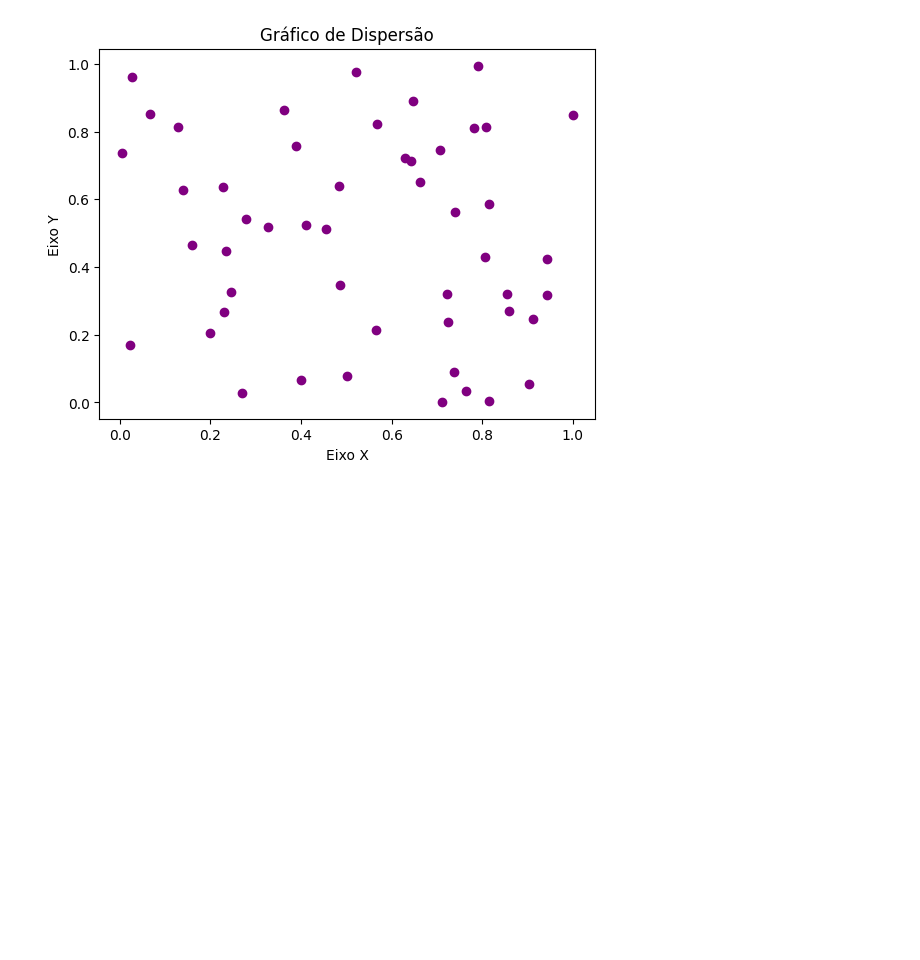
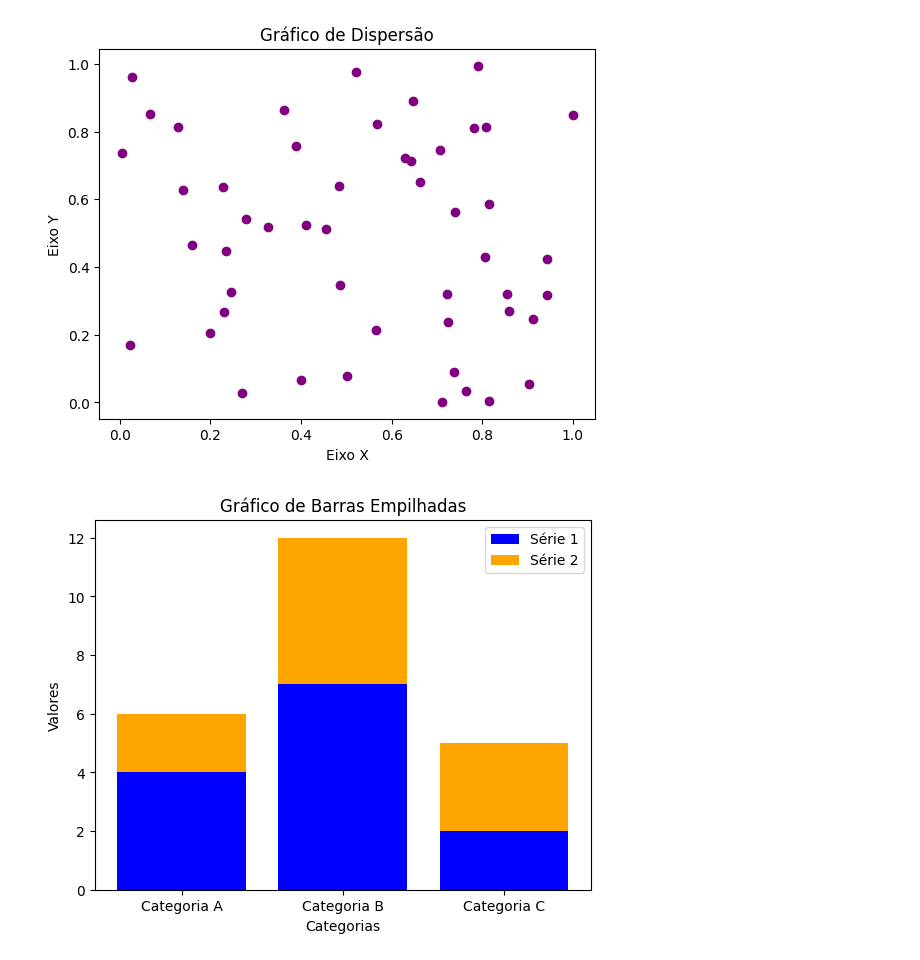
Before and after one commit to kono100/Graficos_em_Python, a Jupyter notebook: grafico.ipynb, the cells around one changed output. Saved outputs shown, nothing was run; the diff lists cells and outputs as text; code cells hidden in the pictures; blank space fills up the shorter version.

```diff
--- a/grafico.ipynb
+++ b/grafico.ipynb
@@ -129,3 +129,32 @@ plt.title('Gráfico de Dispersão')
 plt.show()
 # %% [output]
 [figure]
+# %%
+# Grafico 6
+
+import matplotlib.pyplot as plt
+import numpy as np
+
+# Dados para o gráfico de barras empilhadas
+categorias = ['Categoria A', 'Categoria B', 'Categoria C']
+valores1 = [4, 7, 2]
+valores2 = [2, 5, 3]
+
+# Criar o gráfico de barras empilhadas
+plt.bar(categorias, valores1, color='blue', label='Série 1')
+plt.bar(categorias, valores2, color='orange', bottom=valores1, label='Série 2')
+
+# Adicionar rótulos aos eixos
+plt.xlabel('Categorias')
+plt.ylabel('Valores')
+
+# Adicionar um título ao gráfico
+plt.title('Gráfico de Barras Empilhadas')
+
+# Adicionar uma legenda
+plt.legend()
+
+# Exibir o gráfico
+plt.show()
+# %% [output]
+[figure, added]
```
